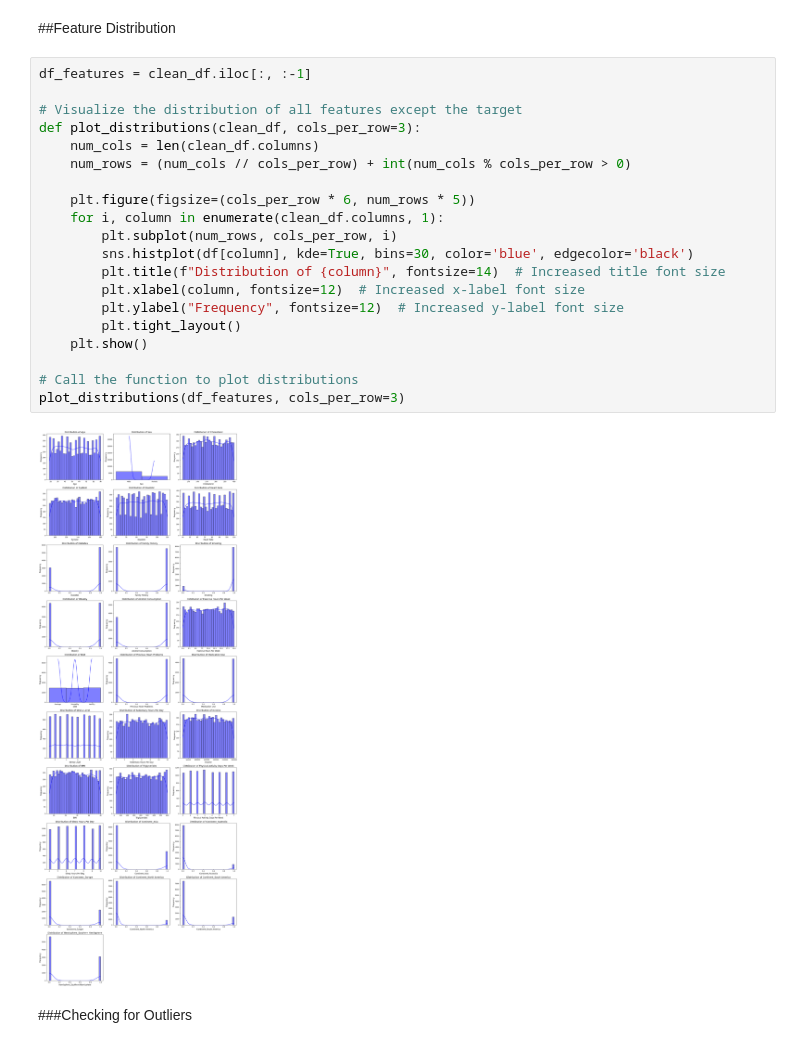
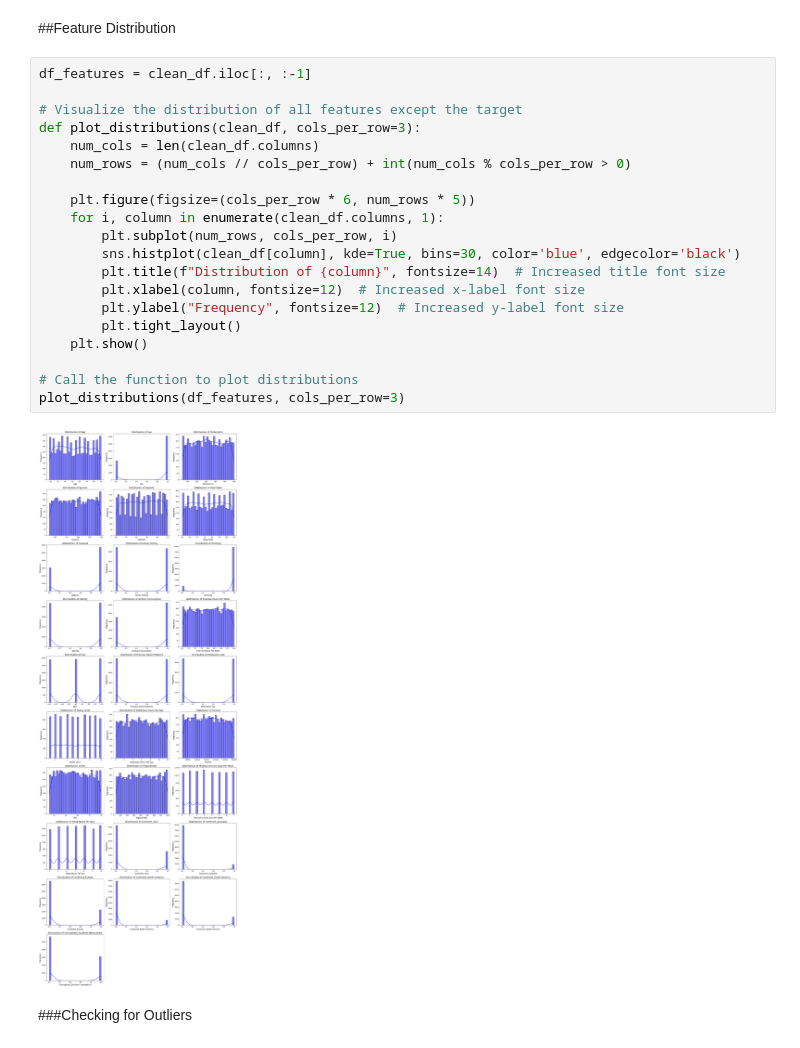
Before and after one commit to uginm102/MCSC-MUK, a Jupyter notebook: MCS7227 Data Analytics and Visualization/MCS_7227_Data_Analytics_and_Visualization.ipynb, the cells around one changed output. Cells and saved outputs as stored; diff of their text form.

```diff
--- a/MCS7227 Data Analytics and Visualization/MCS_7227_Data_Analytics_and_Visualization.ipynb
+++ b/MCS7227 Data Analytics and Visualization/MCS_7227_Data_Analytics_and_Visualization.ipynb
@@ -516,25 +516,25 @@ memory usage: 1.6 MB
 # %%
 df_features = clean_df.iloc[:, :-1]
 
 # Visualize the distribution of all features except the target
 def plot_distributions(clean_df, cols_per_row=3):
     num_cols = len(clean_df.columns)
     num_rows = (num_cols // cols_per_row) + int(num_cols % cols_per_row > 0)
 
     plt.figure(figsize=(cols_per_row * 6, num_rows * 5))
     for i, column in enumerate(clean_df.columns, 1):
         plt.subplot(num_rows, cols_per_row, i)
-        sns.histplot(df[column], kde=True, bins=30, color='blue', edgecolor='black')
+        sns.histplot(clean_df[column], kde=True, bins=30, color='blue', edgecolor='black')
         plt.title(f"Distribution of {column}", fontsize=14)  # Increased title font size
         plt.xlabel(column, fontsize=12)  # Increased x-label font size
         plt.ylabel("Frequency", fontsize=12)  # Increased y-label font size
         plt.tight_layout()
     plt.show()
 
 # Call the function to plot distributions
 plot_distributions(df_features, cols_per_row=3)
 # %% [output]
-[figure, old version]
+[figure, new version]
 # %% [markdown]
 ###Checking for Outliers
 # %%
```
Also changed, not shown: parts of 7 cells of this notebook.
